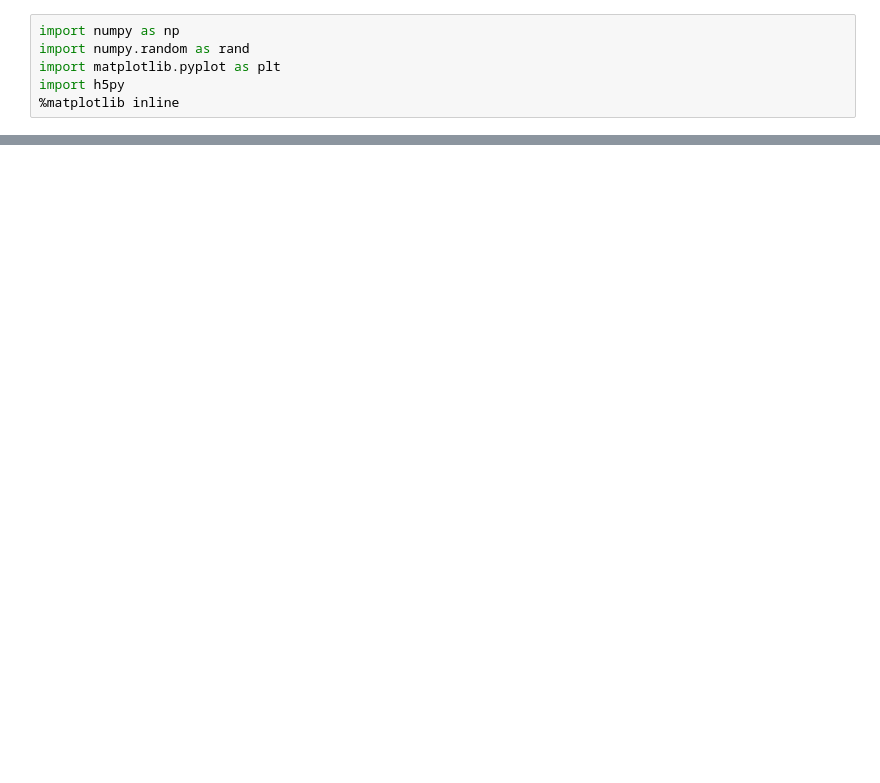
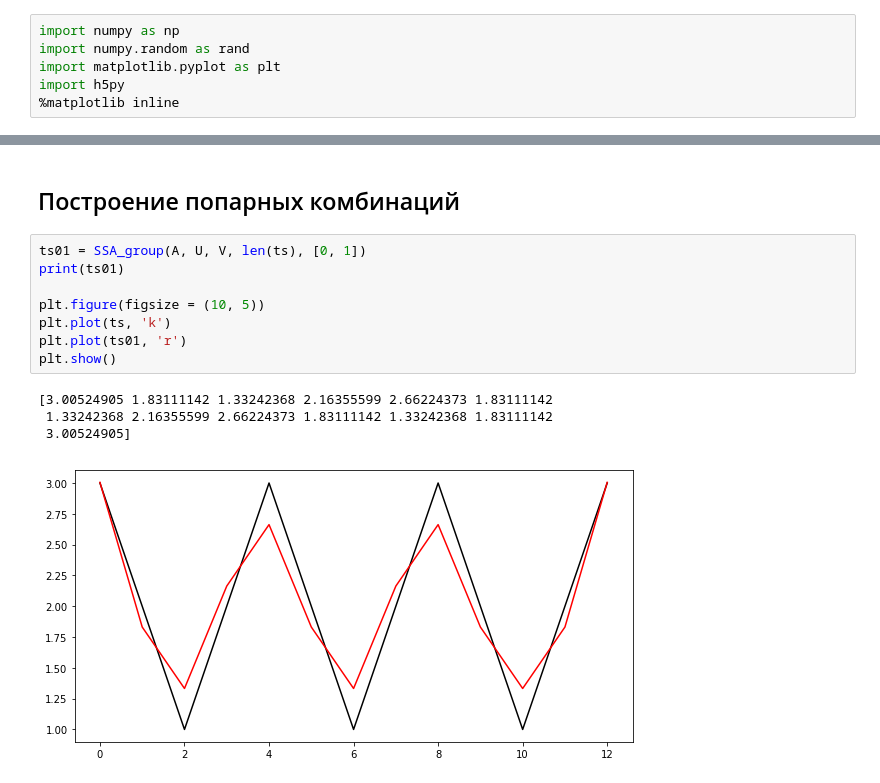
Before and after one commit to Tsypaev/time-series-analysis, a Jupyter notebook: 5LR/5-timeSeries.ipynb, the cells around one changed output, grey strips where cells are left out. Drawn from its saved outputs; the diff is of its cells as text; blank space fills up the shorter version.

```diff
--- a/5LR/5-timeSeries.ipynb
+++ b/5LR/5-timeSeries.ipynb
@@ -534,0 +140,15 @@ plt.show()
+# %% [markdown]
+## Построение попарных комбинаций
+# %%
+ts01 = SSA_group(A, U, V, len(ts), [0, 1])
+print(ts01)
+
+plt.figure(figsize = (10, 5))
+plt.plot(ts, 'k')
+plt.plot(ts01, 'r')
+plt.show()
+# %% [output]
+[3.00524905 1.83111142 1.33242368 2.16355599 2.66224373 1.83111142
+ 1.33242368 2.16355599 2.66224373 1.83111142 1.33242368 1.83111142
+ 3.00524905]
+[figure, added]
```
Also changed, not shown: parts of 121 cells of this notebook, 1 other file.
